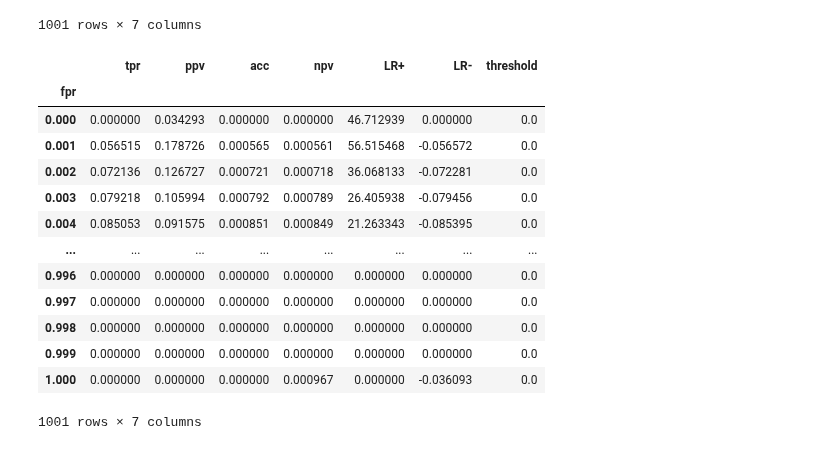
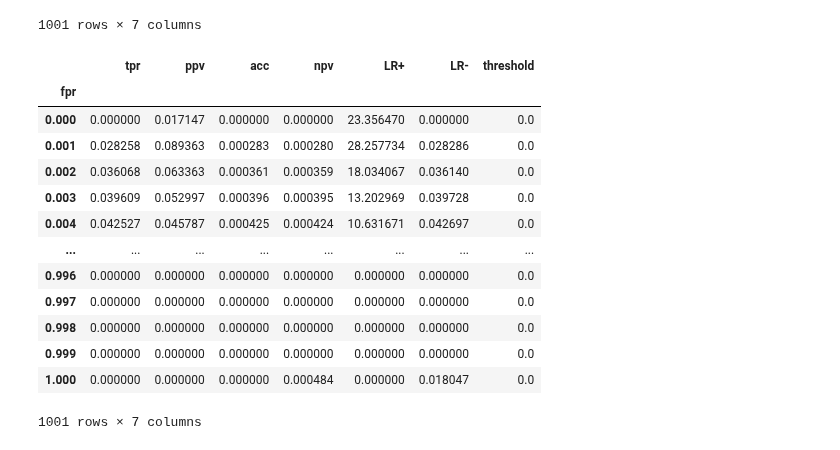
Before and after one commit to zeroknowledgediscovery/zedstat, a Jupyter notebook: examples/example1.ipynb, the cells around one changed output. Drawn from its saved outputs; the diff is of its cells as text; code cells hidden in the pictures.

```diff
--- a/examples/example1.ipynb
+++ b/examples/example1.ipynb
@@ -264,19 +264,19 @@ pd.concat([zt.df_lim['U']-zt.get(),zt.get()-zt.df_lim['L']]).max(level=0)
 | 1.000 | 0.000000 | 0.010000 | 0.000000 | 0.001232 | 0.000000 | 0.000000 | 0.0 |
 1001 rows × 7 columns
 # %%
-zt.df_lim['U']-zt.df_lim['L']
+((zt.df_lim['U']-zt.df_lim['L'])/2).abs()
 # %% [output]
 |  | tpr | ppv | acc | npv | LR+ | LR- | threshold |
 | fpr |  |  |  |  |  |  |  |
-| 0.000 | 0.000000 | 0.034293 | 0.000000 | 0.000000 | 46.712939 | 0.000000 | 0.0 |
-| 0.001 | 0.056515 | 0.178726 | 0.000565 | 0.000561 | 56.515468 | -0.056572 | 0.0 |
-| 0.002 | 0.072136 | 0.126727 | 0.000721 | 0.000718 | 36.068133 | -0.072281 | 0.0 |
-| 0.003 | 0.079218 | 0.105994 | 0.000792 | 0.000789 | 26.405938 | -0.079456 | 0.0 |
-| 0.004 | 0.085053 | 0.091575 | 0.000851 | 0.000849 | 21.263343 | -0.085395 | 0.0 |
+| 0.000 | 0.000000 | 0.017147 | 0.000000 | 0.000000 | 23.356470 | 0.000000 | 0.0 |
+| 0.001 | 0.028258 | 0.089363 | 0.000283 | 0.000280 | 28.257734 | 0.028286 | 0.0 |
+| 0.002 | 0.036068 | 0.063363 | 0.000361 | 0.000359 | 18.034067 | 0.036140 | 0.0 |
+| 0.003 | 0.039609 | 0.052997 | 0.000396 | 0.000395 | 13.202969 | 0.039728 | 0.0 |
+| 0.004 | 0.042527 | 0.045787 | 0.000425 | 0.000424 | 10.631671 | 0.042697 | 0.0 |
 | ... | ... | ... | ... | ... | ... | ... | ... |
 | 0.996 | 0.000000 | 0.000000 | 0.000000 | 0.000000 | 0.000000 | 0.000000 | 0.0 |
 | 0.997 | 0.000000 | 0.000000 | 0.000000 | 0.000000 | 0.000000 | 0.000000 | 0.0 |
 | 0.998 | 0.000000 | 0.000000 | 0.000000 | 0.000000 | 0.000000 | 0.000000 | 0.0 |
 | 0.999 | 0.000000 | 0.000000 | 0.000000 | 0.000000 | 0.000000 | 0.000000 | 0.0 |
-| 1.000 | 0.000000 | 0.000000 | 0.000000 | 0.000967 | 0.000000 | -0.036093 | 0.0 |
+| 1.000 | 0.000000 | 0.000000 | 0.000000 | 0.000484 | 0.000000 | 0.018047 | 0.0 |
 1001 rows × 7 columns
```
Also changed, not shown: 10 other files.
